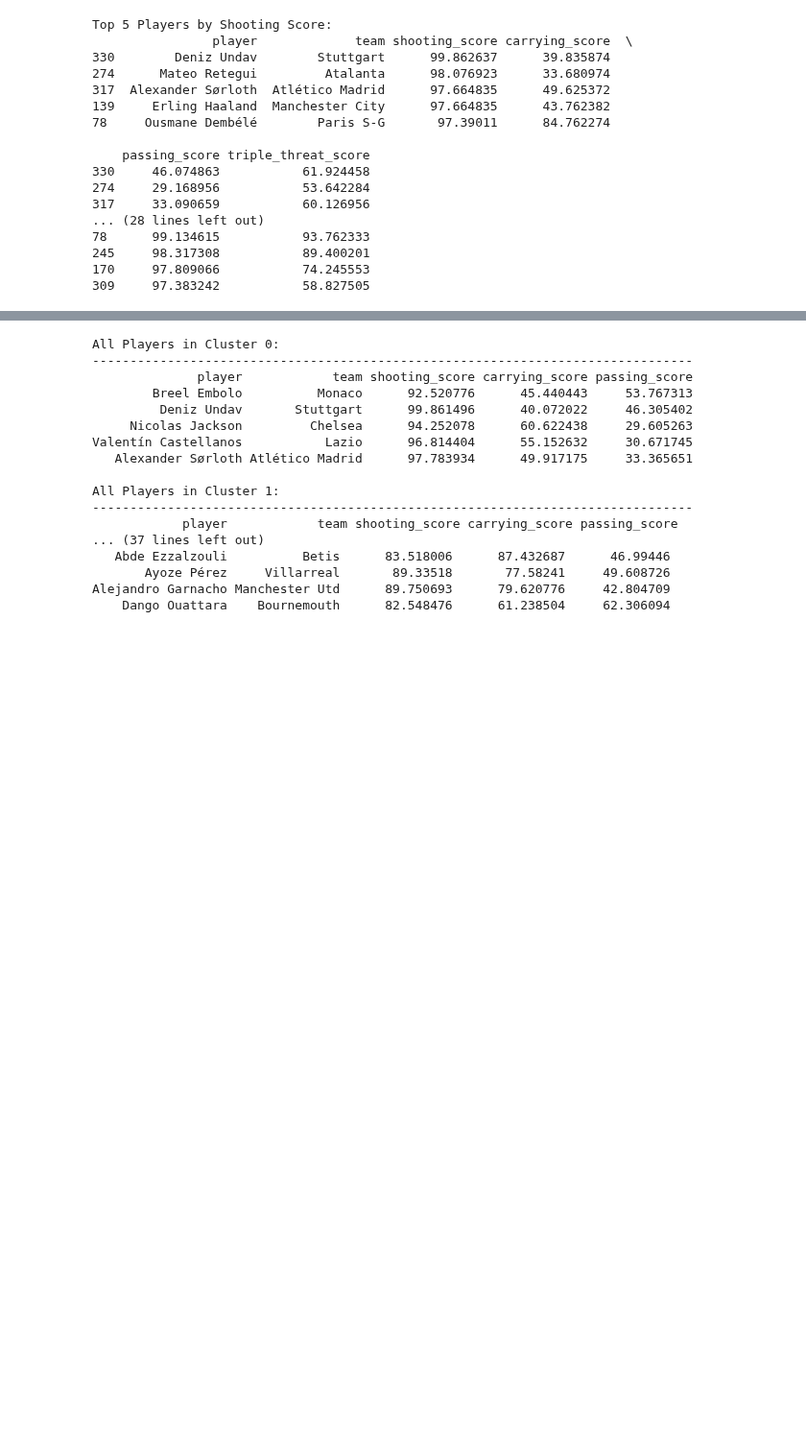
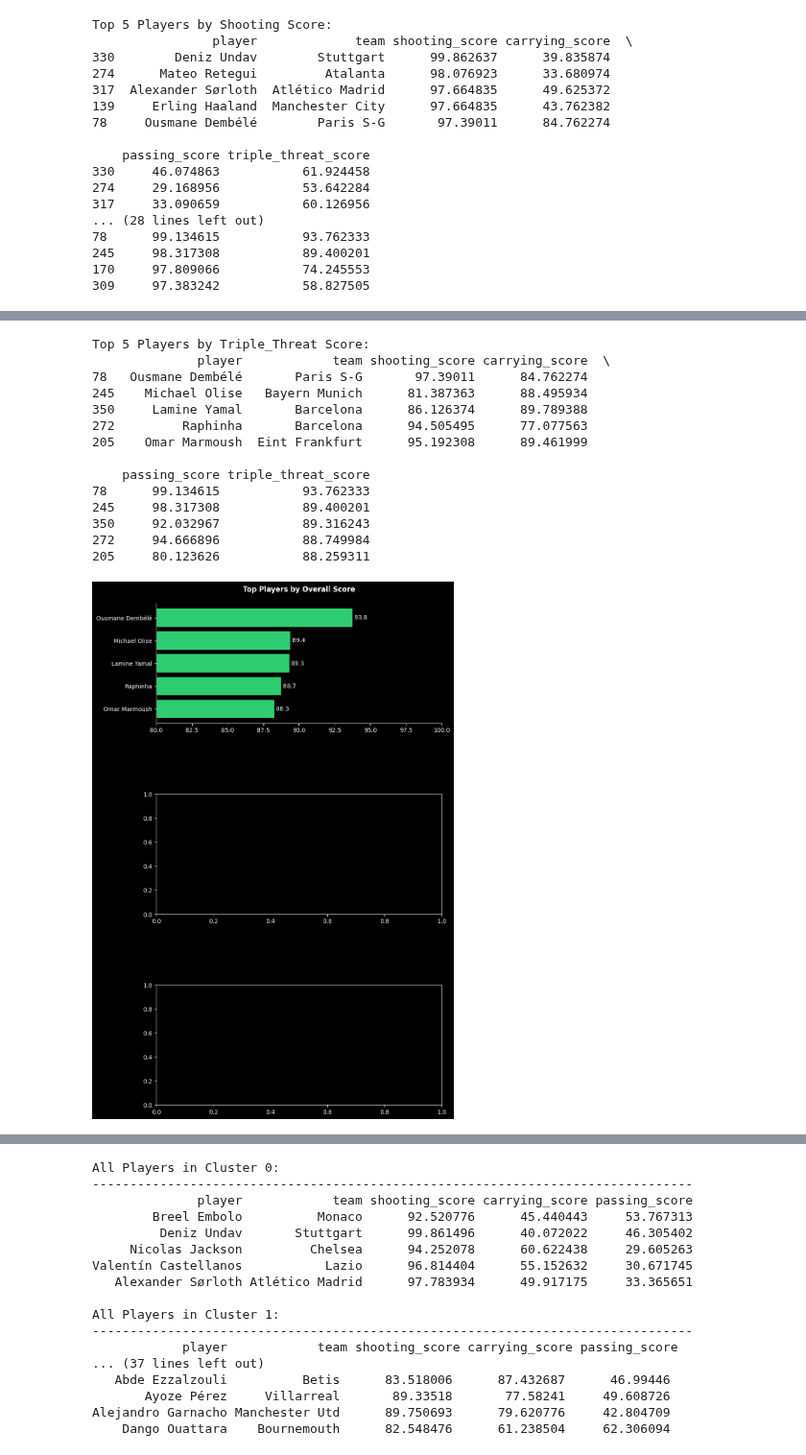
Before and after one commit to louis-porter/football-analytics, a Jupyter notebook: blog-posts/deep-dives/triple-threat-forwards/triple-threat-forwards.ipynb, the cells around one changed output, grey strips where cells are left out. Shown at 96% size. Saved outputs shown, nothing was run; the diff lists cells and outputs as text; code cells hidden in the pictures; blank space fills up the shorter version.

```diff
--- a/blog-posts/deep-dives/triple-threat-forwards/triple-threat-forwards.ipynb
+++ b/blog-posts/deep-dives/triple-threat-forwards/triple-threat-forwards.ipynb
@@ -408,3 +451,26 @@ Top 5 Players by Shooting Score:
+# %%
+top_triplers = print_component_rankings(results_with_new, "triple_threat")
+plot_top_players(data_list=[top_triplers],
+                 metric_cols=["triple_threat_score"],
+                 titles=["Top Players by Overall Score"],
+                 low_lims=[80]
+)
+# %% [output]
+Top 5 Players by Triple_Threat Score:
+              player            team shooting_score carrying_score  \
+78   Ousmane Dembélé       Paris S-G       97.39011      84.762274
+245    Michael Olise   Bayern Munich      81.387363      88.495934
+350     Lamine Yamal       Barcelona      86.126374      89.789388
+272         Raphinha       Barcelona      94.505495      77.077563
+205    Omar Marmoush  Eint Frankfurt      95.192308      89.461999
+
+    passing_score triple_threat_score
+78      99.134615           93.762333
+245     98.317308           89.400201
+350     92.032967           89.316243
+272     94.666896           88.749984
+205     80.123626           88.259311
+[figure, added]
 # %%
 from sklearn.cluster import KMeans
 from sklearn.preprocessing import StandardScaler
```
Also changed, not shown: parts of 5 cells of this notebook, 9 other files.
